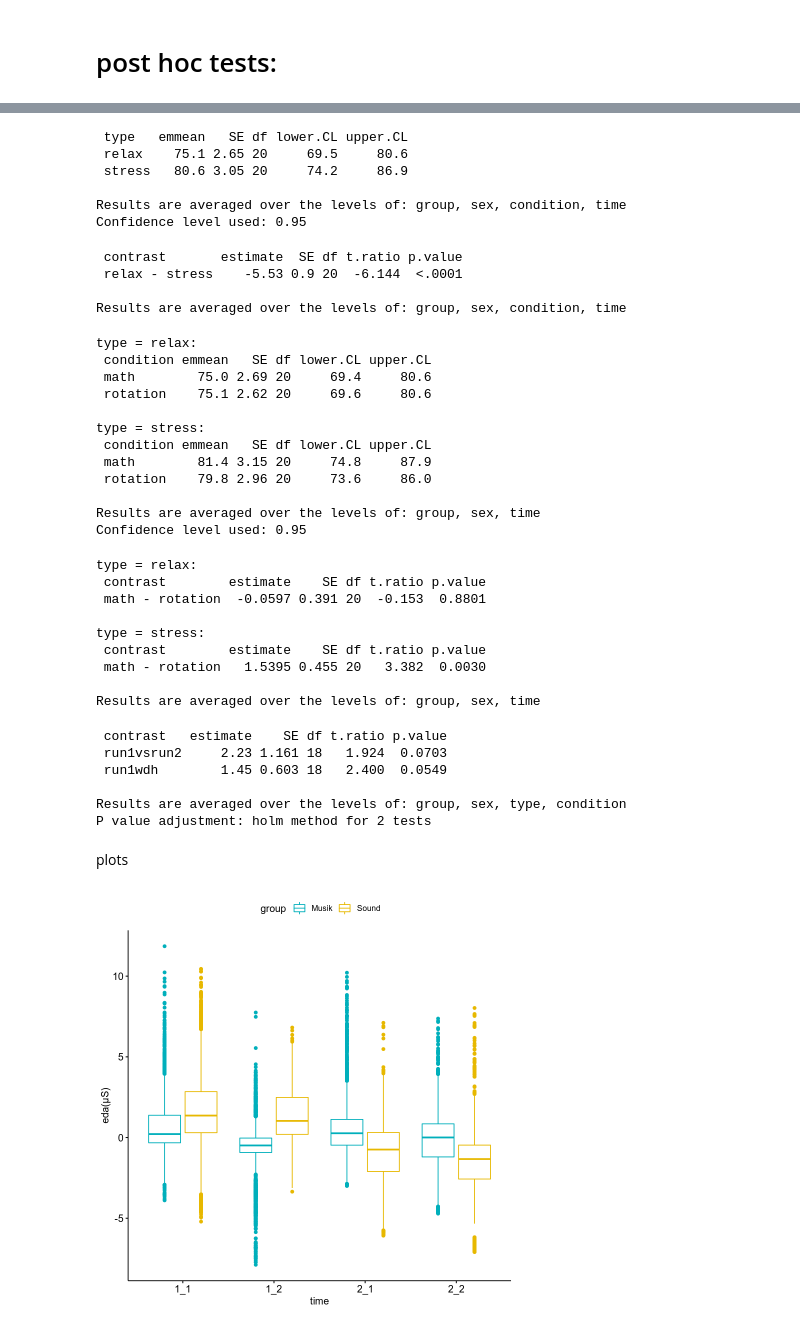
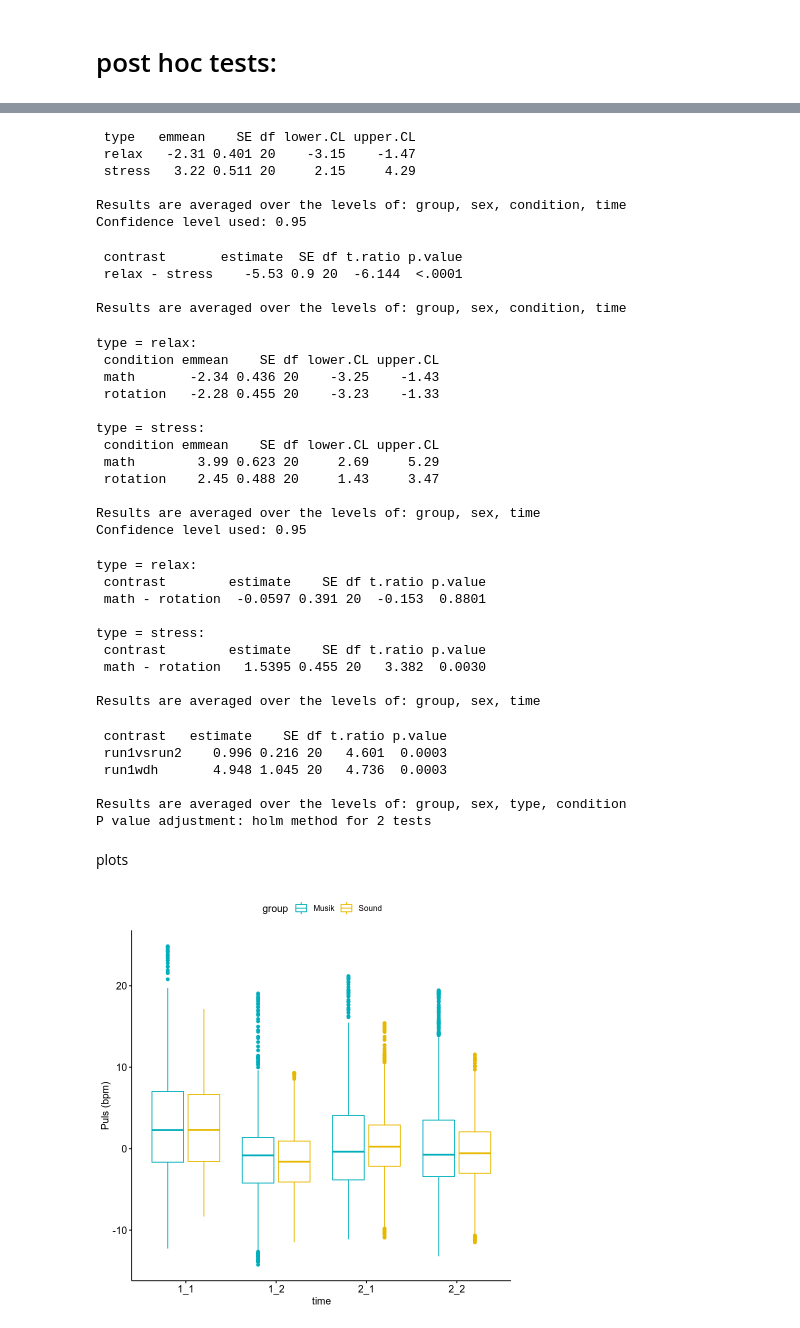
Before and after one commit to C0C0AN/MD_thesis_JanOttoHeiland, a Jupyter notebook: script/PulsStatistic_Puls.ipynb, the cells around one changed output, grey strips where cells are left out. Drawn from its saved outputs; the diff is of its cells as text; code cells hidden in the pictures.

```diff
--- a/script/PulsStatistic_Puls.ipynb
+++ b/script/PulsStatistic_Puls.ipynb
@@ -26,5 +8,5 @@ The following object is masked from ‘package:stats’:
 # %%
-d_long <- read.csv("puls/puls_long.tsv", sep="\t")
+d_long <- read.csv("puls_base_run.tsv", sep="\t")
 names(d_long)[names(d_long) == "puls"]
 d_long
 # %% [output]
@@ -87,3 +65,0 @@ A data.frame: 15696 × 14
-# %%
-which(is.na(d_long_new), arr.ind = TRUE)
-d_long_new = na.omit(d_long_new)
@@ -377,9 +328,9 @@ m4_ph <- emmeans(model1, "type") # defining here which variables plus their inte
 m4_ph
 pairs(m4_ph) # gives you a massive table with all pair comparisons between the two significant factors, with p-values already corrected for multiple testing
 # %% [output]
- type   emmean   SE df lower.CL upper.CL
- relax    75.1 2.65 20     69.5     80.6
- stress   80.6 3.05 20     74.2     86.9
+ type   emmean    SE df lower.CL upper.CL
+ relax   -2.31 0.401 20    -3.15    -1.47
+ stress   3.22 0.511 20     2.15     4.29
 
 Results are averaged over the levels of: group, sex, condition, time
 Confidence level used: 0.95
@@ -393,14 +344,14 @@ m5_ph
 pairs(m5_ph) # gives you a massive table with all pair comparisons between the two significant factors, with p-values already corrected for multiple testing
 # %% [output]
 type = relax:
- condition emmean   SE df lower.CL upper.CL
- math        75.0 2.69 20     69.4     80.6
- rotation    75.1 2.62 20     69.6     80.6
+ condition emmean    SE df lower.CL upper.CL
+ math       -2.34 0.436 20    -3.25    -1.43
+ rotation   -2.28 0.455 20    -3.23    -1.33
 
 type = stress:
- condition emmean   SE df lower.CL upper.CL
- math        81.4 3.15 20     74.8     87.9
- rotation    79.8 2.96 20     73.6     86.0
+ condition emmean    SE df lower.CL upper.CL
+ math        3.99 0.623 20     2.69     5.29
+ rotation    2.45 0.488 20     1.43     3.47
 
 Results are averaged over the levels of: group, sex, time
 Confidence level used: 0.95
@@ -421,14 +372,14 @@ c1 <- list(run1vsrun2 = c(1, 1, -1, -1),
 
 # if several contrasts are defined, these go into a list of vectors and each get their own name.
 
-contrast(m1_ph, c1, adjust = "holm") # here we define how to adjust the alpha-level, specified here is the Bonferroni-Holm correction,
+contrast(m2_ph, c1, adjust = "holm") # here we define how to adjust the alpha-level, specified here is the Bonferroni-Holm correction,
                                      # which is less strict than the Bonferroni correction
 
 # and we see: there is a difference, t(20) = 3.222, p = 0.0043
 # %% [output]
  contrast   estimate    SE df t.ratio p.value
- run1vsrun2     2.23 1.161 18   1.924  0.0703
- run1wdh        1.45 0.603 18   2.400  0.0549
+ run1vsrun2    0.996 0.216 20   4.601  0.0003
+ run1wdh       4.948 1.045 20   4.736  0.0003
 
 Results are averaged over the levels of: group, sex, type, condition
 P value adjustment: holm method for 2 tests
@@ -436,11 +387,11 @@ P value adjustment: holm method for 2 tests
 plots
 # %%
 p_groupxtime1 <- ggboxplot(
-  d_long_new, x = "time", y = "eda" ,ylab= "eda(μS)",
+  d_long_new, x = "time", y = "puls" ,ylab= "Puls (bpm)",
   color = "group", palette = c("#00AFBB", "#E7B800")
 )
-p_groupxtime
+p_groupxtime1
 # %% [output]
-[figure, old version]
+[figure, new version]
 # %%
 p_groupxtime2 <- ggboxplot(
```
Also changed, not shown: parts of 20 cells of this notebook, 2 other files.
